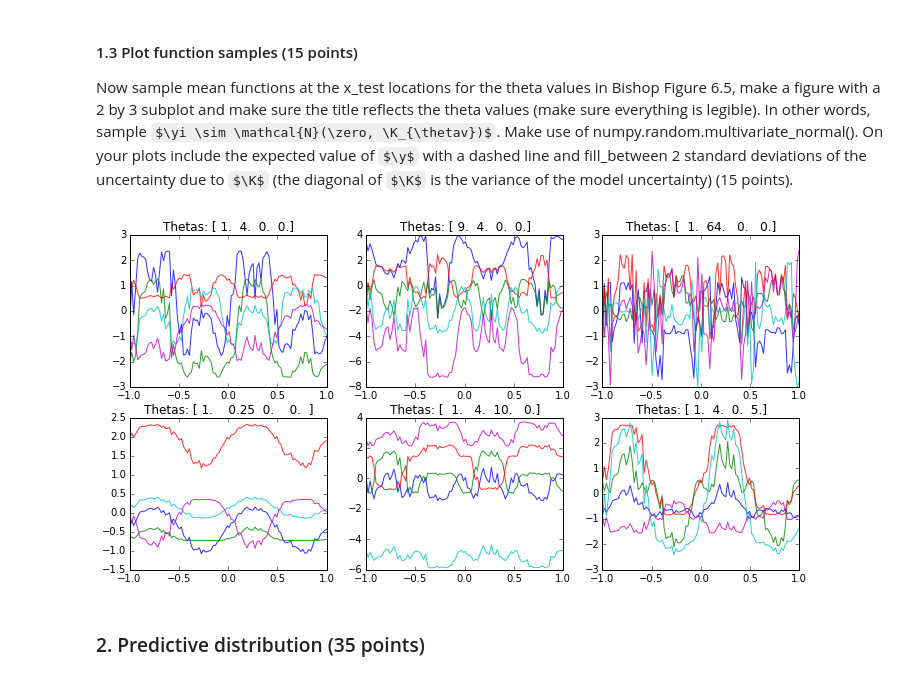
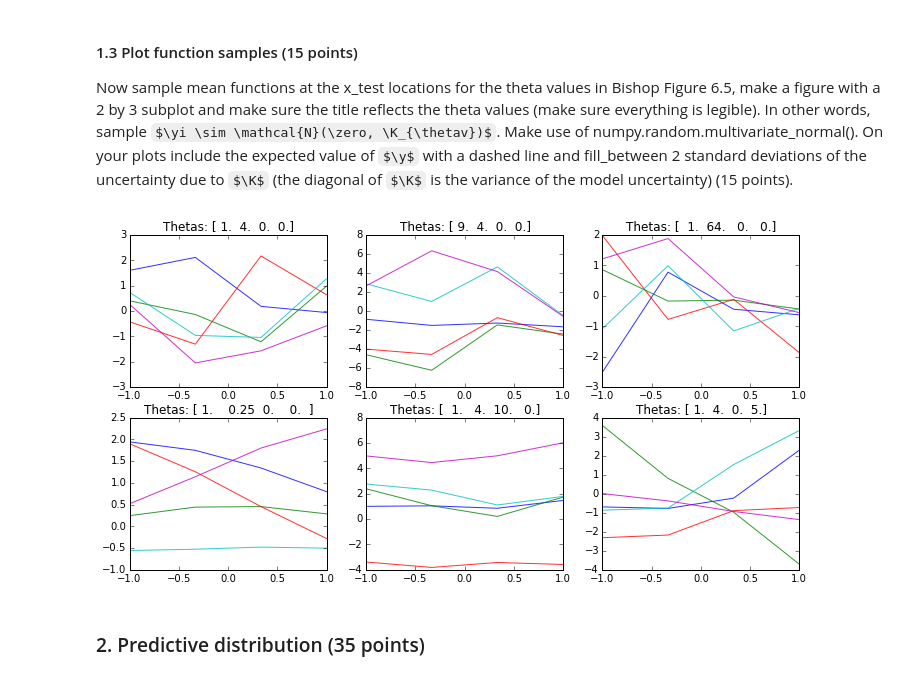
Before and after one commit to basveeling/ml1labs, a Jupyter notebook: lab3/Lab3.ipynb, the cells around one changed output. Drawn from its saved outputs; the diff is of its cells as text; code cells hidden in the pictures; some formulas as TeX source.

```diff
--- a/lab3/Lab3.ipynb
+++ b/lab3/Lab3.ipynb
@@ -68,11 +70,10 @@ We will use the same data generating function that we used previously for regres
 # %%
 sigma = 0.1
 beta  = 1.0 / pow(sigma,2) # this is the beta used in Bishop Eqn. 6.59
-N_test = 100
+N_test = 4
 x_test = np.linspace(-1,1,N_test);
 mu_test = np.zeros( N_test )
-D = 1; # Dimension of the input space
-N = x_test.shape[0]
+D = 2; # Dimension of the input space
 # %%
 def true_mean_function( x ):
     return np.sin( 2*pi*(x+1) )
@@ -100,28 +104,37 @@ To start, implement function "k_n_m( xn, xm, thetas )" that takes scalars $\xn$
 # %%
 def k_n_m( xn, xm, thetas):
     # Assumptions:
-    assert (np.shape(xn) == ()), 'xn should be a scalar'
-    assert (np.shape(xm) == ()), 'xm should be a scalar'
+    assert (np.shape(xn) == ()), 'xn should be a D by 1 vector, it is ' + str(xn.shape)
+    assert (np.shape(xm) == ()), 'xm should be a D by 1 vector, it is ' + str(xn.shape)
     assert (thetas.shape == (4,)), 'thetas is a column vector of size 4, it is ' + str(thetas.shape)
+    term1 = thetas[0] * np.exp(-0.5 * thetas[1] * numpy.sum((xn - xm)**2))
+    term2 = thetas[2]
+    term3 = thetas[3]*xn.T * xm
 
-    return thetas[0] * np.exp(-0.5 * thetas[1] * numpy.sum((xn - xm)**2)) + thetas[2] + thetas[3]*xn.T*xm
+    result = term1 + term2 + term3
+    assert (np.shape(result) == ()), 'result is a scalar, it is ' + str(result.shape)
+    return result
 # %% [markdown]
 #### 1.2 computeK( X1, X2, thetas ) (5 points)
 Eqn 6.60 is the marginal distribution of mean ouput of $N$ data vectors: $p(\y) = \mathcal{N}(\zero, \K)$.  Notice that the expected mean function is $0$ at all locations, and that the covariance is a $N$ by $N$ kernel matrix $\K$.  Write a function "computeK( X1, X2, thetas )" that computes the kernel matrix.  Use k_n_m as part of an innner loop (of course, there are more efficient ways of computing the kernel function making better use of vectorization, but that is not necessary) (5 points).
 # %%
 def computeK( X1, X2, thetas ):
+    N1 = X1.shape[0] # Amount of datapoints
+    if np.isscalar(X2):
+        X2 = np.array([X2])
+    N2 = X2.shape[0] # Amount of datapoints
     # Assumptions:
-    assert (X1.shape == (N,)), 'X1 is a matrix of N 1-dimensional row vectors'
-    assert (X2.shape == (N,)), 'X1 is a matrix of N 1-dimensional row vectors'
+    assert (X1.shape == (N1,)), 'X1 is a matrix of N1 1-dimensional row vectors, it is ' + str(X1.shape)
+    assert (X2.shape == (N2,)), 'X2 is a matrix of N2 1-dimensional row vectors, it is ' + str(X2.shape)
     assert (thetas.shape == (4,)), 'thetas is a column vector of size 4, it is ' + str(thetas.shape)
 
-    K = np.zeros([N,N])
-    for i in range(N):
-        for j in range(N):
+    K = np.zeros([N1,N2])
+    for i in range(N1):
+        for j in range(N2):
             K[i,j] = k_n_m(X1[i],X2[j],thetas)
 
 
-    assert (K.shape == (N,N)), 'K is now a N by N array'
+    assert (K.shape == (N1,N2)), 'K is now a N by N array'
     return K
 # %% [markdown]
 #### 1.3 Plot function samples (15 points)
@@ -129,23 +142,28 @@ Now sample mean functions at the x_test locations for the theta values in Bishop
 # %%
 Thetas_matrix = double(np.array([[1,4,0,0], [9,4,0,0], [1,64,0,0], [1,0.25,0,0],[1,4,10,0],[1,4,0,5]]));
 
 assert (Thetas_matrix.shape == (6,4)), 'thetas is a 6 by 4 matrix'
 
 plots = 5
 plot_rows = 2
 plot_cols = 3
 i = 1
 figure(figsize=(12,6))
+N = N_test
 for thetas in Thetas_matrix:
     plt.subplot(plot_rows,plot_cols,i)
-    G = numpy.random.multivariate_normal(np.zeros(N),computeK(x_test,t_test,thetas),plots)
+
+    K = computeK(x_test,x_test,thetas)
+
+    assert K.shape == (N,N),'K should be N by N'
+    G = numpy.random.multivariate_normal(np.zeros(N),K,plots)
     for j in range(plots):
         plt.plot(x_test, G[j],alpha=0.8)
     plt.title('Thetas: ' + str(thetas))
     i = i + 1
 plt.show()
 # %% [output]
-[figure, old version]
+[figure, new version]
 # %% [markdown]
 ### 2. Predictive distribution (35 points)
 # %% [markdown]
```
Also changed, not shown: parts of 5 cells of this notebook.
